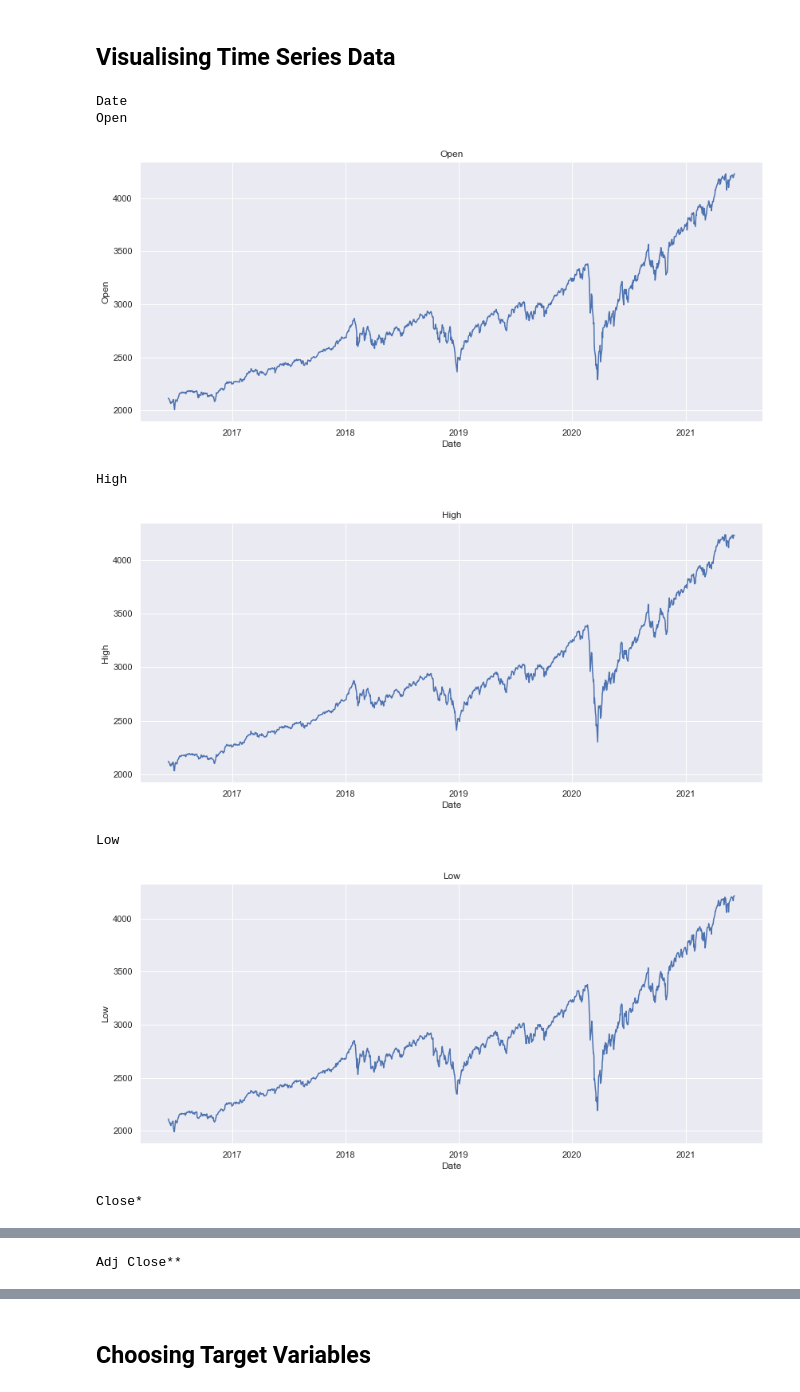
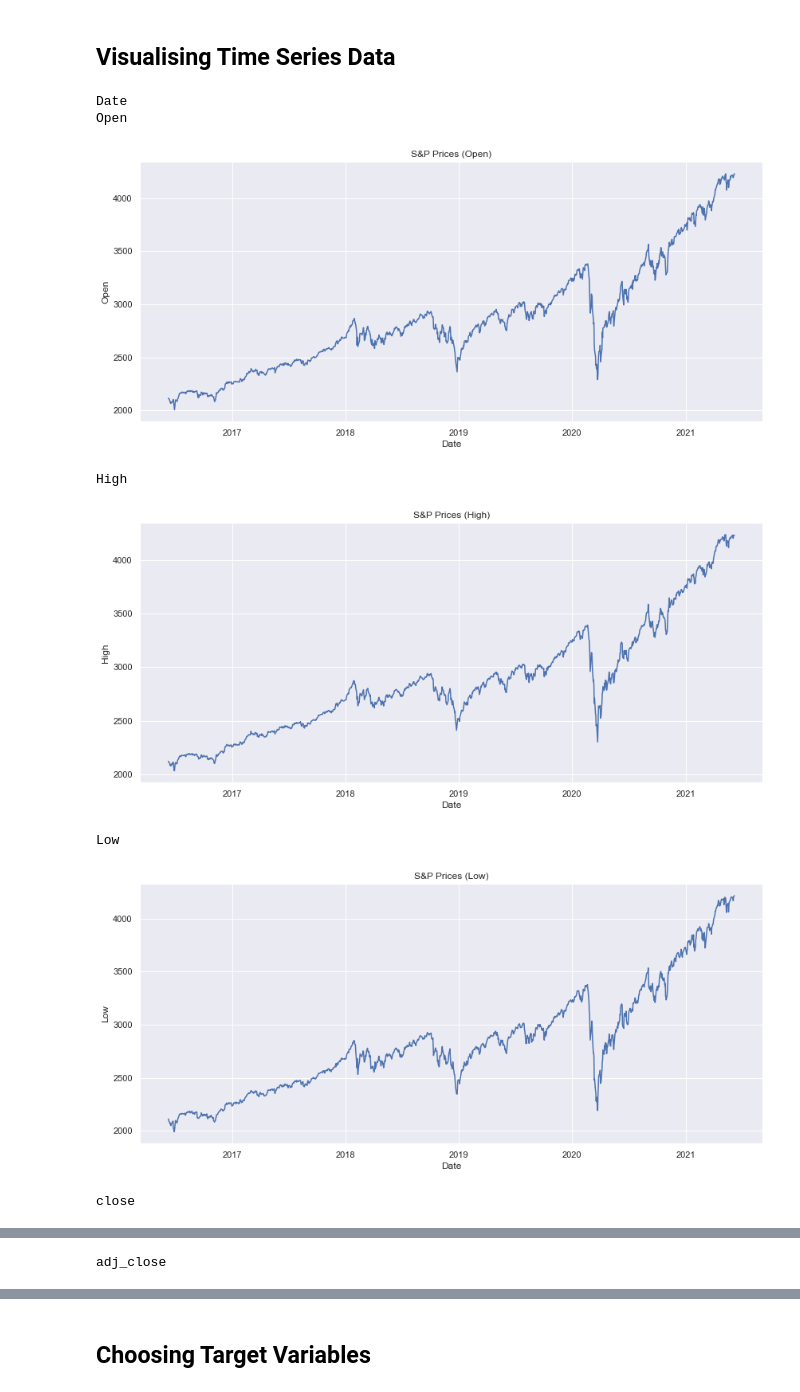
Before and after one commit to edologgerbird/SP500-forecast, a Jupyter notebook: SP500-forecasting.ipynb, the cells around one changed output, grey strips where cells are left out. Drawn from its saved outputs; the diff is of its cells as text; code cells hidden in the pictures.

```diff
--- a/SP500-forecasting.ipynb
+++ b/SP500-forecasting.ipynb
@@ -83,3 +86,5 @@ dtype: int64
+# %%
+df = df.rename(columns={"Close*":"close","Adj Close**":"adj_close"})
 # %% [markdown]
 Converting date column to date values.
 # %%
@@ -149,16 +155,16 @@ sns.set(rc={'figure.figsize':(14,6)})
 # %%
 sns.set_theme(style="darkgrid")
 for column in list(df.columns):
     print(column)
     if column != "Date":
-        sns.lineplot(x="Date", y=column, data=df).set_title(column)
+        sns.lineplot(x="Date", y=column, data=df).set_title("S&P Prices (" + column + ")")
         plt.show()
 # %% [output]
 Date
 Open
-[figure, old version]
+[figure, new version]
 High
-[figure, old version]
+[figure, new version]
 Low
-[figure, old version]
+[figure, new version]
-Close*
+close
@@ -166 +172 @@ Close*
-Adj Close**
+adj_close
```
Also changed, not shown: parts of 15 cells of this notebook, 1 other file.
